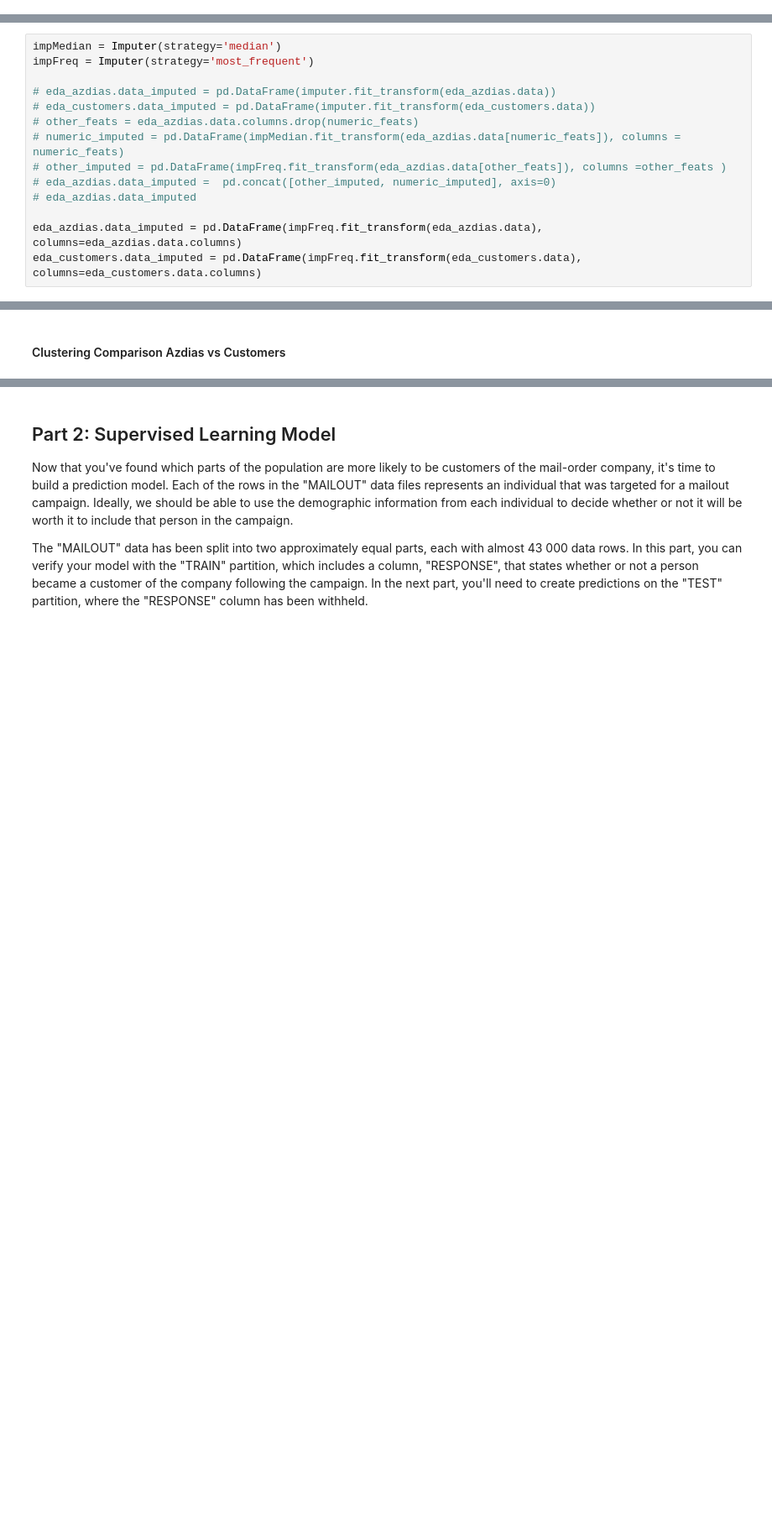
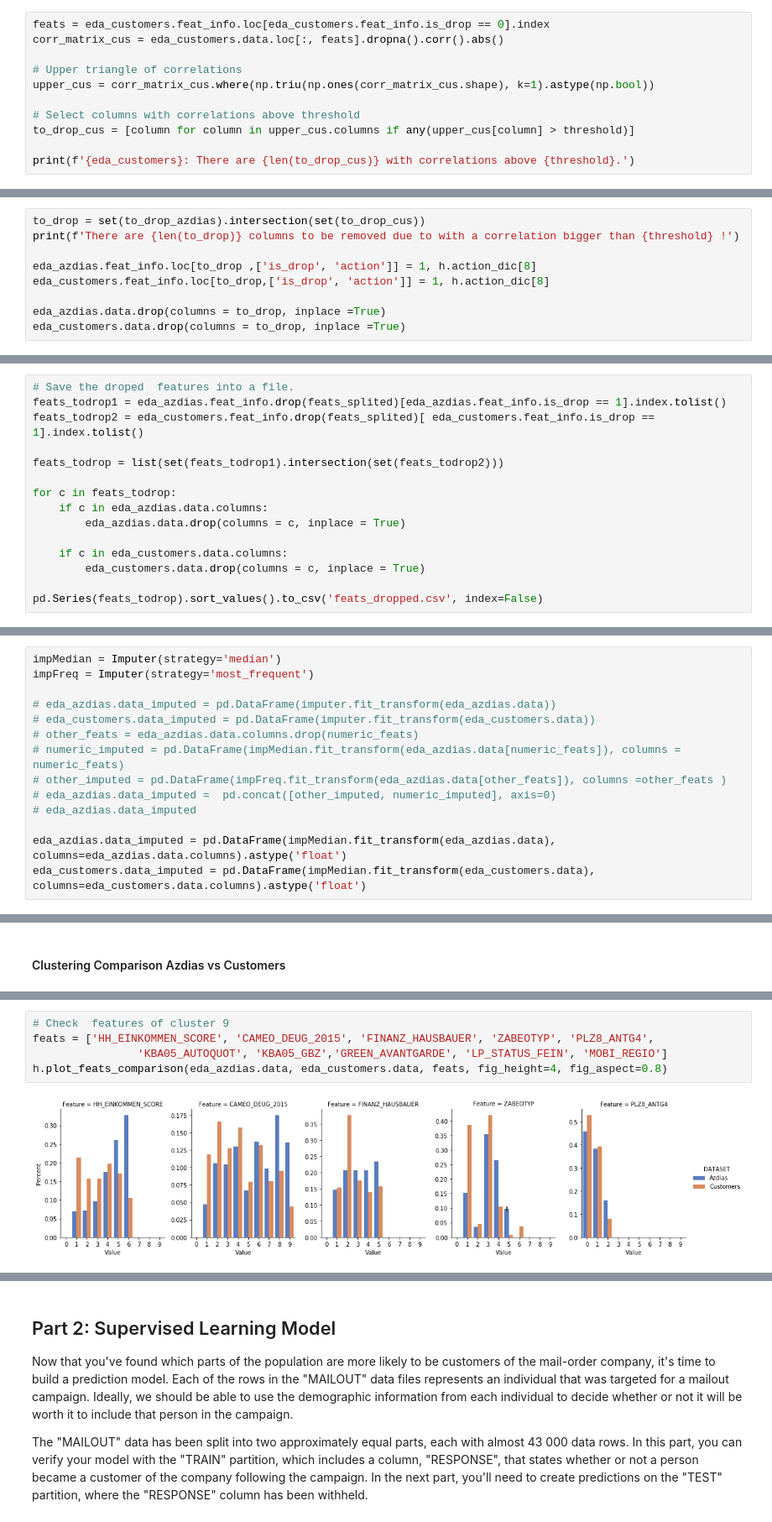
Before and after one commit to binliu-base/udacity-dsnd-capstone-arvato, a Jupyter notebook: Arvato Project Workbook.ipynb, the cells around one changed output, grey strips where cells are left out. Shown: that part at 84% size. Cells and saved outputs as stored; diff of their text form; blank space fills up the shorter version.

```diff
--- a/Arvato Project Workbook.ipynb
+++ b/Arvato Project Workbook.ipynb
@@ -327,0 +517,11 @@ eda_customers.clean_outlier(outlier_feats)
+# %%
+feats = eda_customers.feat_info.loc[eda_customers.feat_info.is_drop == 0].index
+corr_matrix_cus = eda_customers.data.loc[:, feats].dropna().corr().abs()
+
+# Upper triangle of correlations
+upper_cus = corr_matrix_cus.where(np.triu(np.ones(corr_matrix_cus.shape), k=1).astype(np.bool))
+
+# Select columns with correlations above threshold
+to_drop_cus = [column for column in upper_cus.columns if any(upper_cus[column] > threshold)]
+
+print(f'{eda_customers}: There are {len(to_drop_cus)} with correlations above {threshold}.')
@@ -327,0 +530,9 @@ eda_customers.clean_outlier(outlier_feats)
+# %%
+to_drop = set(to_drop_azdias).intersection(set(to_drop_cus))
+print(f'There are {len(to_drop)} columns to be removed due to with a correlation bigger than {threshold} !')
+
+eda_azdias.feat_info.loc[to_drop ,['is_drop', 'action']] = 1, h.action_dic[8]
+eda_customers.feat_info.loc[to_drop,['is_drop', 'action']] = 1, h.action_dic[8]
+
+eda_azdias.data.drop(columns = to_drop, inplace =True)
+eda_customers.data.drop(columns = to_drop, inplace =True)
@@ -328 +541,16 @@ eda_customers.clean_outlier(outlier_feats)
+# %%
+# Save the droped  features into a file.
+feats_todrop1 = eda_azdias.feat_info.drop(feats_splited)[eda_azdias.feat_info.is_drop == 1].index.tolist()
+feats_todrop2 = eda_customers.feat_info.drop(feats_splited)[ eda_customers.feat_info.is_drop == 1].index.tolist()
+
+feats_todrop = list(set(feats_todrop1).intersection(set(feats_todrop2)))
+
+for c in feats_todrop:
+    if c in eda_azdias.data.columns:
+        eda_azdias.data.drop(columns = c, inplace = True)
+
+    if c in eda_customers.data.columns:
+        eda_customers.data.drop(columns = c, inplace = True)
+
+pd.Series(feats_todrop).sort_values().to_csv('feats_dropped.csv', index=False)
 # %% [markdown]
@@ -357,8 +567,8 @@ impFreq = Imputer(strategy='most_frequent')
 # eda_azdias.data_imputed =  pd.concat([other_imputed, numeric_imputed], axis=0)
 # eda_azdias.data_imputed
 
-eda_azdias.data_imputed = pd.DataFrame(impFreq.fit_transform(eda_azdias.data),  columns=eda_azdias.data.columns)
-eda_customers.data_imputed = pd.DataFrame(impFreq.fit_transform(eda_customers.data),  columns=eda_customers.data.columns)
+eda_azdias.data_imputed = pd.DataFrame(impMedian.fit_transform(eda_azdias.data),  columns=eda_azdias.data.columns).astype('float')
+eda_customers.data_imputed = pd.DataFrame(impMedian.fit_transform(eda_customers.data),  columns=eda_customers.data.columns).astype('float')
 # %% [markdown]
 ####  Step  9:   Feature  Scaling
 # %%
@@ -431,0 +750,7 @@ h.list_component(eda_customers,  6)
+# %%
+# Check  features of cluster 9
+feats = ['HH_EINKOMMEN_SCORE', 'CAMEO_DEUG_2015', 'FINANZ_HAUSBAUER', 'ZABEOTYP', 'PLZ8_ANTG4',
+                'KBA05_AUTOQUOT', 'KBA05_GBZ','GREEN_AVANTGARDE', 'LP_STATUS_FEIN', 'MOBI_REGIO']
+h.plot_feats_comparison(eda_azdias.data, eda_customers.data, feats, fig_height=4, fig_aspect=0.8)
+# %% [output]
+[figure, added]
```
Also changed, not shown: parts of 74 cells of this notebook, 1 other file.
